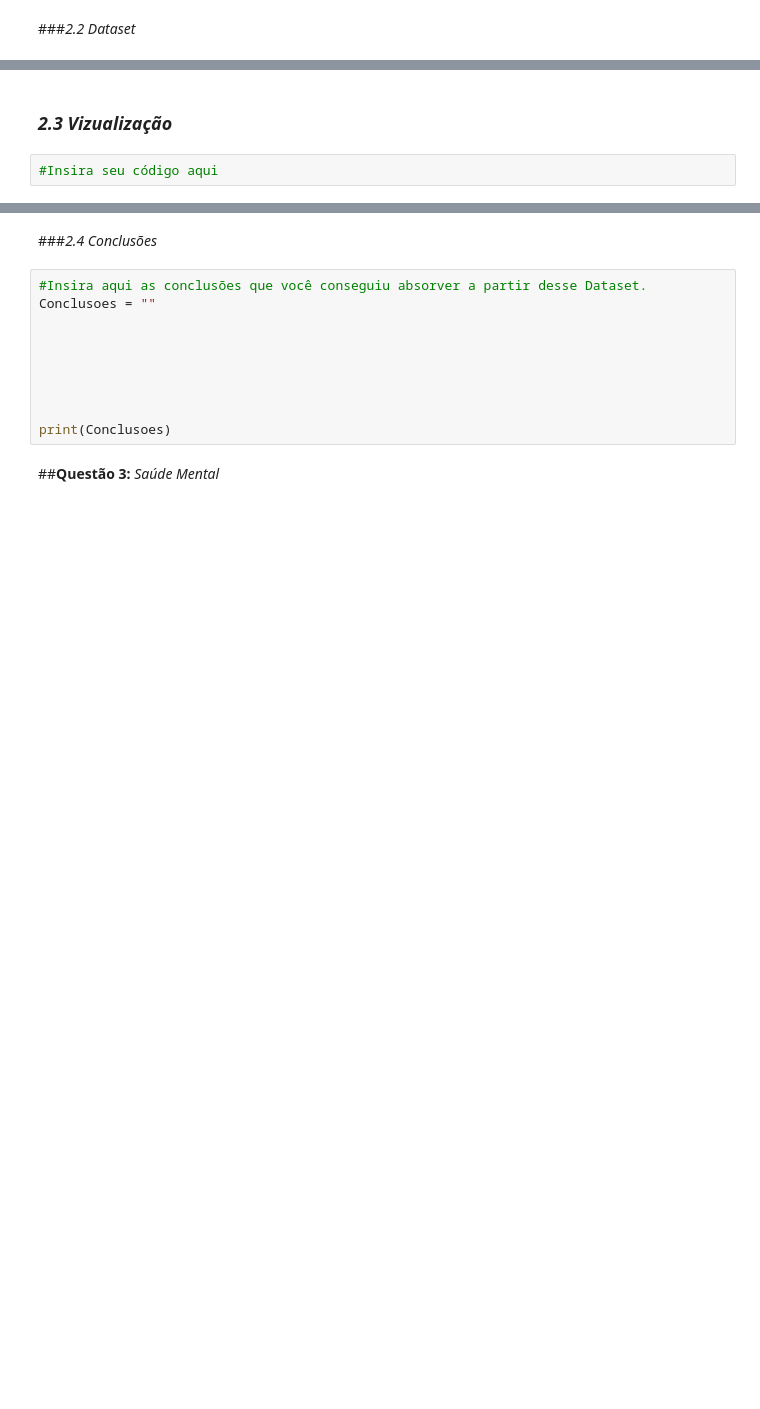
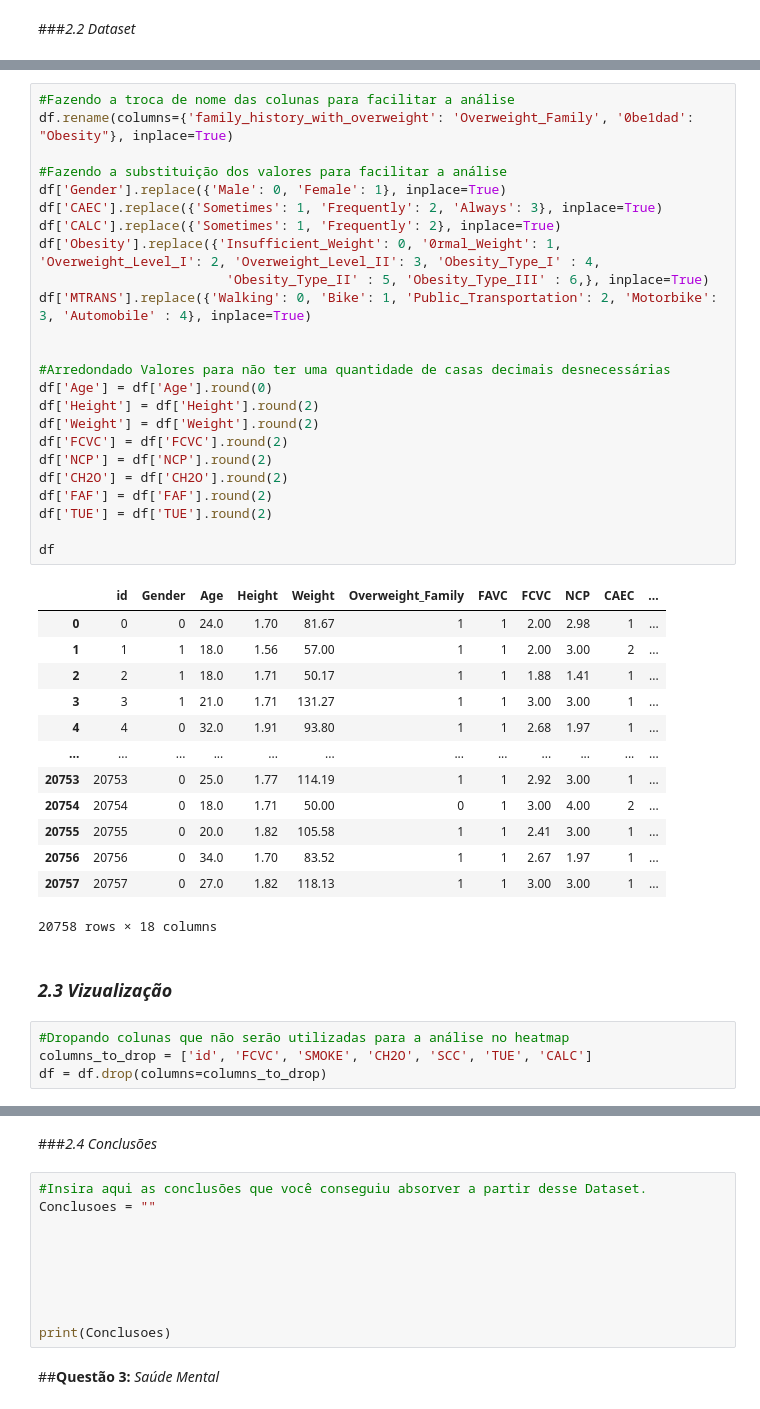
Before and after one commit to talesnobre/Trainees2, a Jupyter notebook: Notebook 2/Aula_EDA - Ian.ipynb, the cells around one changed output, grey strips where cells are left out. Cells and saved outputs as stored; diff of their text form; blank space fills up the shorter version.

```diff
--- a/Notebook 2/Aula_EDA - Ian.ipynb
+++ b/Notebook 2/Aula_EDA - Ian.ipynb
@@ -163,4 +201,44 @@ Examine as tendências de mudança de temperatura ao longo dos anos, conforme ap
+# %%
+#Fazendo a troca de nome das colunas para facilitar a análise
+df.rename(columns={'family_history_with_overweight': 'Overweight_Family', '0be1dad': "Obesity"}, inplace=True)
+
+#Fazendo a substituição dos valores para facilitar a análise
+df['Gender'].replace({'Male': 0, 'Female': 1}, inplace=True)
+df['CAEC'].replace({'Sometimes': 1, 'Frequently': 2, 'Always': 3}, inplace=True)
+df['CALC'].replace({'Sometimes': 1, 'Frequently': 2}, inplace=True)
+df['Obesity'].replace({'Insufficient_Weight': 0, '0rmal_Weight': 1, 'Overweight_Level_I': 2, 'Overweight_Level_II': 3, 'Obesity_Type_I' : 4,
+                        'Obesity_Type_II' : 5, 'Obesity_Type_III' : 6,}, inplace=True)
+df['MTRANS'].replace({'Walking': 0, 'Bike': 1, 'Public_Transportation': 2, 'Motorbike': 3, 'Automobile' : 4}, inplace=True)
+
+
+#Arredondado Valores para não ter uma quantidade de casas decimais desnecessárias
+df['Age'] = df['Age'].round(0)
+df['Height'] = df['Height'].round(2)
+df['Weight'] = df['Weight'].round(2)
+df['FCVC'] = df['FCVC'].round(2)
+df['NCP'] = df['NCP'].round(2)
+df['CH2O'] = df['CH2O'].round(2)
+df['FAF'] = df['FAF'].round(2)
+df['TUE'] = df['TUE'].round(2)
+
+df
+# %% [output]
+|  | id | Gender | Age | Height | Weight | Overweight_Family | FAVC | FCVC | NCP | CAEC | ... |
+| 0 | 0 | 0 | 24.0 | 1.70 | 81.67 | 1 | 1 | 2.00 | 2.98 | 1 | ... |
+| 1 | 1 | 1 | 18.0 | 1.56 | 57.00 | 1 | 1 | 2.00 | 3.00 | 2 | ... |
+| 2 | 2 | 1 | 18.0 | 1.71 | 50.17 | 1 | 1 | 1.88 | 1.41 | 1 | ... |
+| 3 | 3 | 1 | 21.0 | 1.71 | 131.27 | 1 | 1 | 3.00 | 3.00 | 1 | ... |
+| 4 | 4 | 0 | 32.0 | 1.91 | 93.80 | 1 | 1 | 2.68 | 1.97 | 1 | ... |
+| ... | ... | ... | ... | ... | ... | ... | ... | ... | ... | ... | ... |
+| 20753 | 20753 | 0 | 25.0 | 1.77 | 114.19 | 1 | 1 | 2.92 | 3.00 | 1 | ... |
+| 20754 | 20754 | 0 | 18.0 | 1.71 | 50.00 | 0 | 1 | 3.00 | 4.00 | 2 | ... |
+| 20755 | 20755 | 0 | 20.0 | 1.82 | 105.58 | 1 | 1 | 2.41 | 3.00 | 1 | ... |
+| 20756 | 20756 | 0 | 34.0 | 1.70 | 83.52 | 1 | 1 | 2.67 | 1.97 | 1 | ... |
+| 20757 | 20757 | 0 | 27.0 | 1.82 | 118.13 | 1 | 1 | 3.00 | 3.00 | 1 | ... |
+20758 rows × 18 columns
 # %% [markdown]
 ### *2.3 Vizualização*
-# %%
-#Insira seu código aqui
+# %%
+#Dropando colunas que não serão utilizadas para a análise no heatmap
+columns_to_drop = ['id', 'FCVC', 'SMOKE', 'CH2O', 'SCC', 'TUE', 'CALC']
+df = df.drop(columns=columns_to_drop)
```
Also changed, not shown: parts of 6 cells of this notebook.
